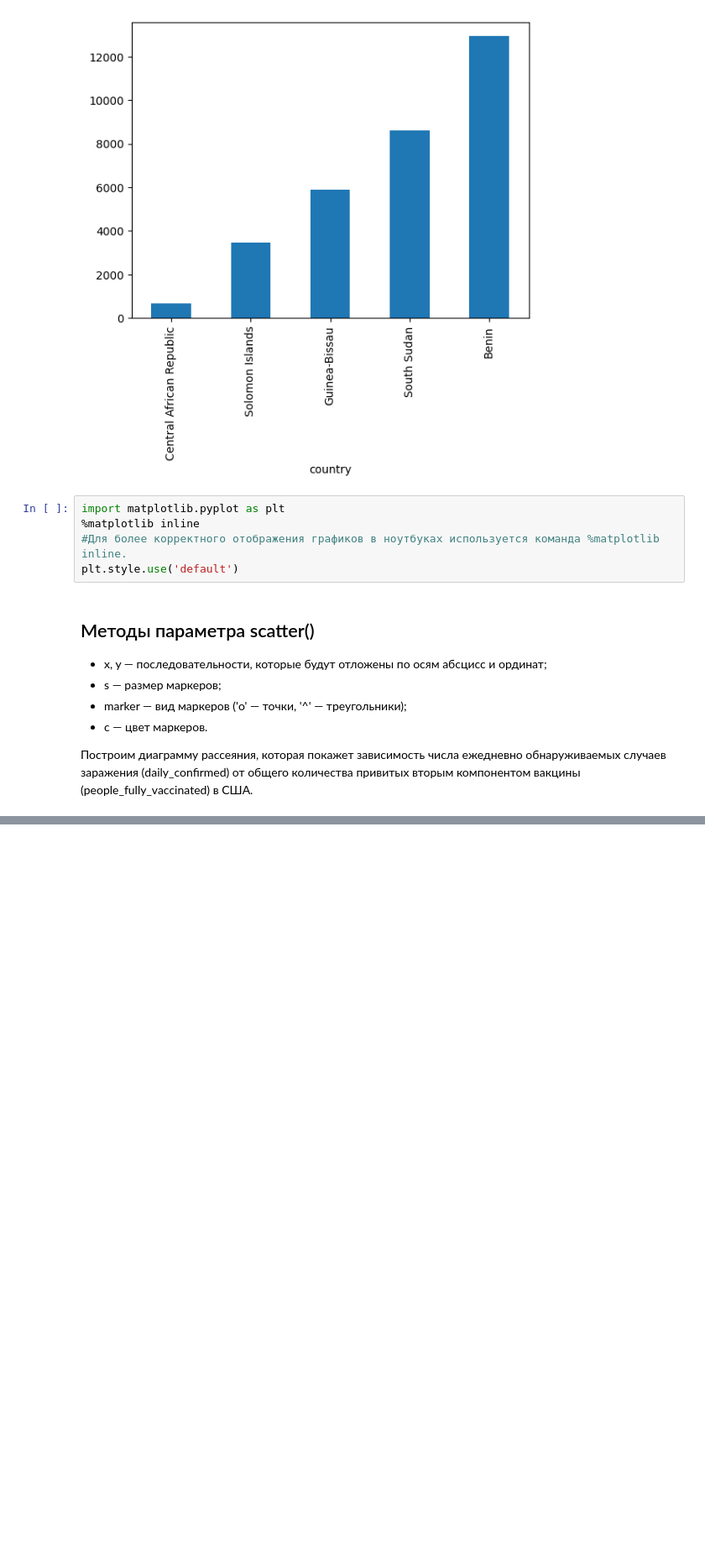
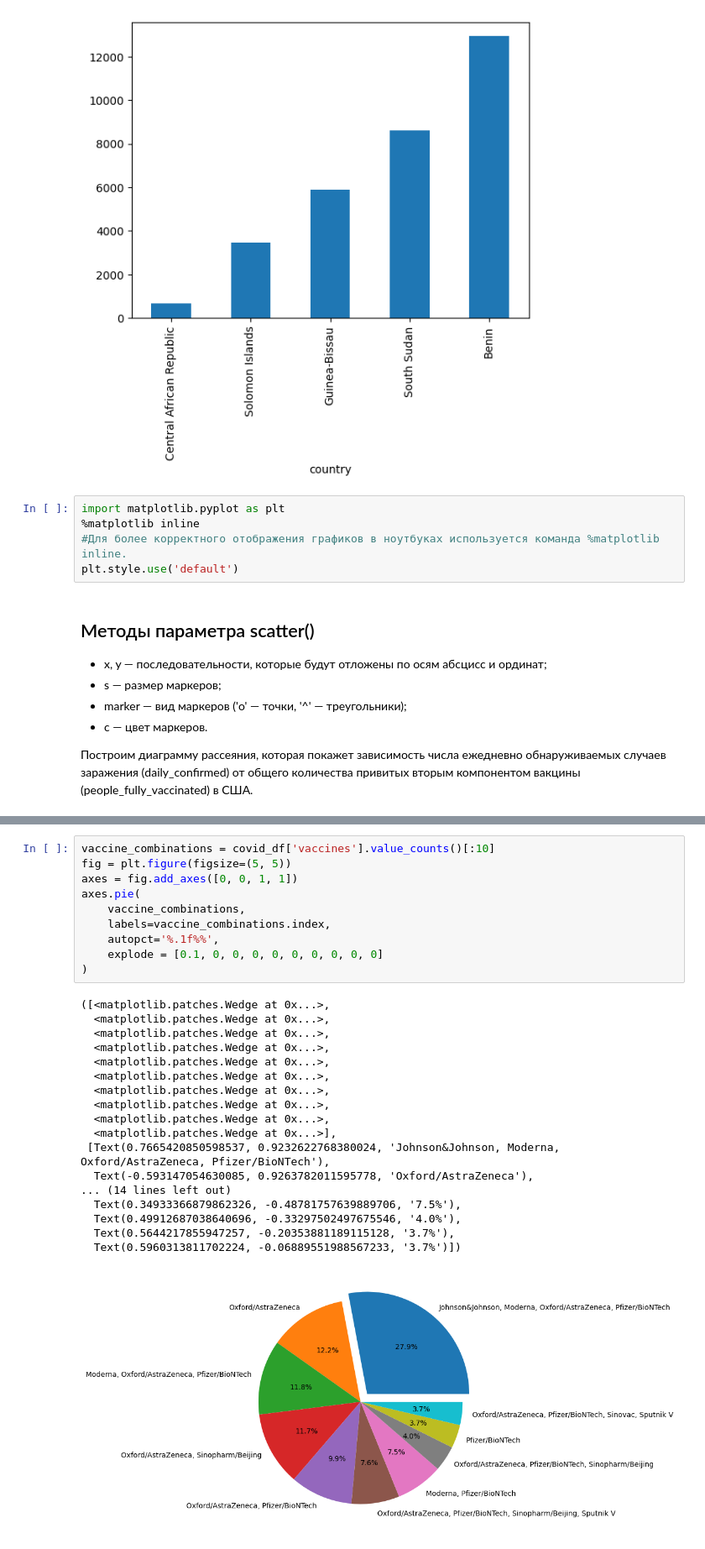
Before and after one commit to step4k777/First, a Jupyter notebook: Визуализация данных/1.ipynb, the cells around one changed output, grey strips where cells are left out. Shown at 84% size. Saved outputs shown, nothing was run; the diff lists cells and outputs as text; blank space fills up the shorter version.

```diff
--- a/Визуализация данных/1.ipynb
+++ b/Визуализация данных/1.ipynb
@@ -234,0 +256,29 @@ plt.style.use('default')
+# %%
+vaccine_combinations = covid_df['vaccines'].value_counts()[:10]
+fig = plt.figure(figsize=(5, 5))
+axes = fig.add_axes([0, 0, 1, 1])
+axes.pie(
+    vaccine_combinations,
+    labels=vaccine_combinations.index,
+    autopct='%.1f%%',
+    explode = [0.1, 0, 0, 0, 0, 0, 0, 0, 0, 0]
+)
+# %% [output]
+([<matplotlib.patches.Wedge at 0x...>,
+  <matplotlib.patches.Wedge at 0x...>,
+  <matplotlib.patches.Wedge at 0x...>,
+  <matplotlib.patches.Wedge at 0x...>,
+  <matplotlib.patches.Wedge at 0x...>,
+  <matplotlib.patches.Wedge at 0x...>,
+  <matplotlib.patches.Wedge at 0x...>,
+  <matplotlib.patches.Wedge at 0x...>,
+  <matplotlib.patches.Wedge at 0x...>,
+  <matplotlib.patches.Wedge at 0x...>],
+ [Text(0.7665420850598537, 0.9232622768380024, 'Johnson&Johnson, Moderna, Oxford/AstraZeneca, Pfizer/BioNTech'),
+  Text(-0.593147054630085, 0.9263782011595778, 'Oxford/AstraZeneca'),
+... (14 lines left out)
+  Text(0.34933366879862326, -0.48781757639889706, '7.5%'),
+  Text(0.49912687038640696, -0.33297502497675546, '4.0%'),
+  Text(0.5644217855947257, -0.20353881189115128, '3.7%'),
+  Text(0.5960313811702224, -0.06889551988567233, '3.7%')])
+[figure, added]
```
Also changed, not shown: parts of 11 cells of this notebook.
